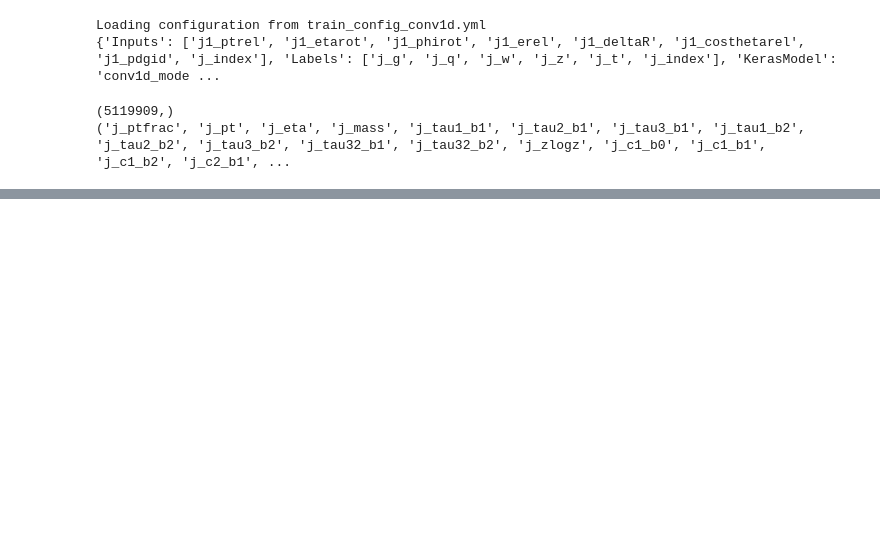
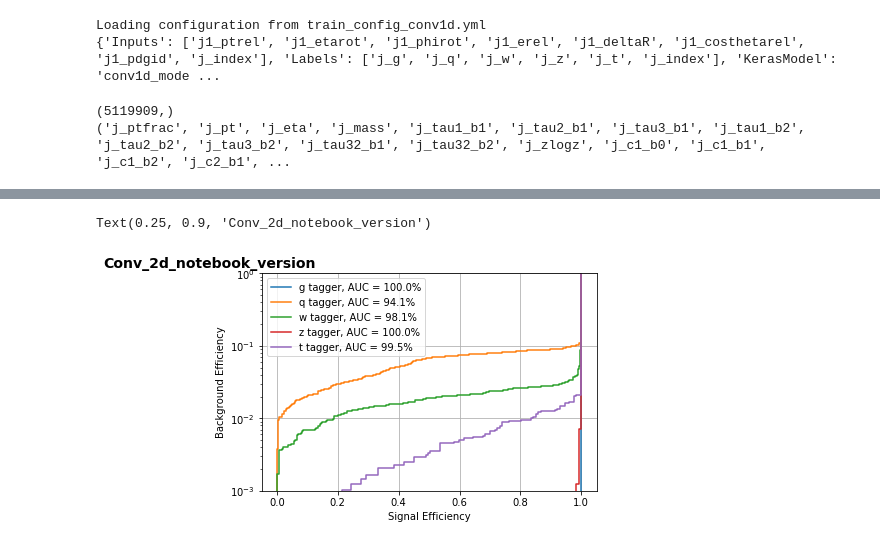
Before and after one commit to VinceLing0529/EPE-ML, a Jupyter notebook: train tensorflow1.ipynb, the cells around one changed output, grey strips where cells are left out. Cells and saved outputs as stored; diff of their text form; code cells hidden in the pictures; blank space fills up the shorter version.

```diff
--- a/train tensorflow1.ipynb
+++ b/train tensorflow1.ipynb
@@ -142,0 +185,10 @@ Text(0.25, 0.9, 'Conv_1d_notebook_version')
+# %%
+
+keras_model = conv2d_model(Input(shape=X_train_val.shape[1:]), y_train_val.shape[1], l1Reg=yamlConfig['L1Reg'] )
+startlearningrate=0.0001
+adam = Adam(lr=startlearningrate)
+keras_model.compile(optimizer=adam, loss=[yamlConfig['KerasLoss']], metrics=['accuracy'])
+callbacks=None
+
+keras_model.fit(X_train_val, y_train_val, batch_size = 1024, epochs = 20,
+                validation_split = 0.25, shuffle = True, callbacks = None)
@@ -142,0 +214,32 @@ Text(0.25, 0.9, 'Conv_1d_notebook_version')
+# %%
+
+if 'j_index' in labels: labels.remove('j_index')
+
+predict_test = keras_model.predict(X_test)
+
+df = pd.DataFrame()
+
+fpr = {}
+tpr = {}
+auc1 = {}
+
+plt.figure()
+for i, label in enumerate(labels):
+    df[label] = y_test[:,i]
+    df[label + '_pred'] = predict_test[:,i]
+
+    fpr[label], tpr[label], threshold = roc_curve(df[label],df[label+'_pred'])
+
+    auc1[label] = auc(fpr[label], tpr[label])
+
+    plt.plot(tpr[label],fpr[label],label='%s tagger, AUC = %.1f%%'%(label.replace('j_',''),auc1[label]*100.))
+plt.semilogy()
+plt.xlabel("Signal Efficiency")
+plt.ylabel("Background Efficiency")
+plt.ylim(0.001,1)
+plt.grid(True)
+plt.legend(loc='upper left')
+plt.figtext(0.25, 0.90,'Conv_2d_notebook_version',fontweight='bold', wrap=True, horizontalalignment='right', fontsize=14)
+# %% [output]
+Text(0.25, 0.9, 'Conv_2d_notebook_version')
+[figure, added]
```
Also changed, not shown: parts of 5 cells of this notebook.
